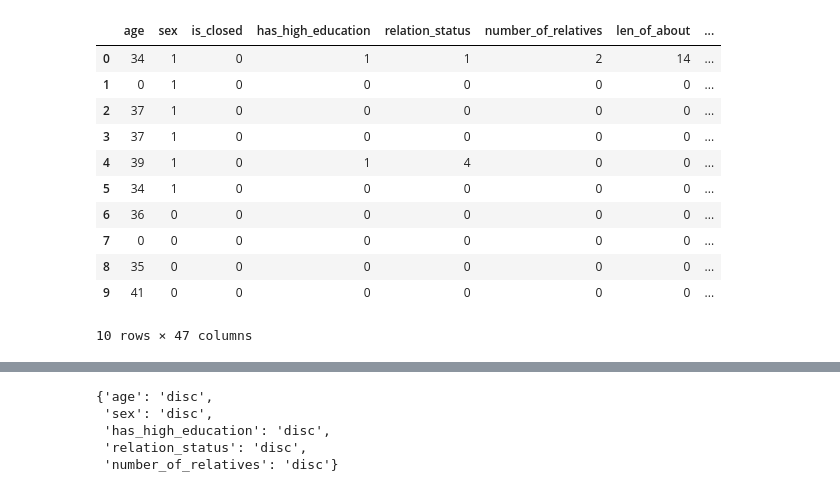
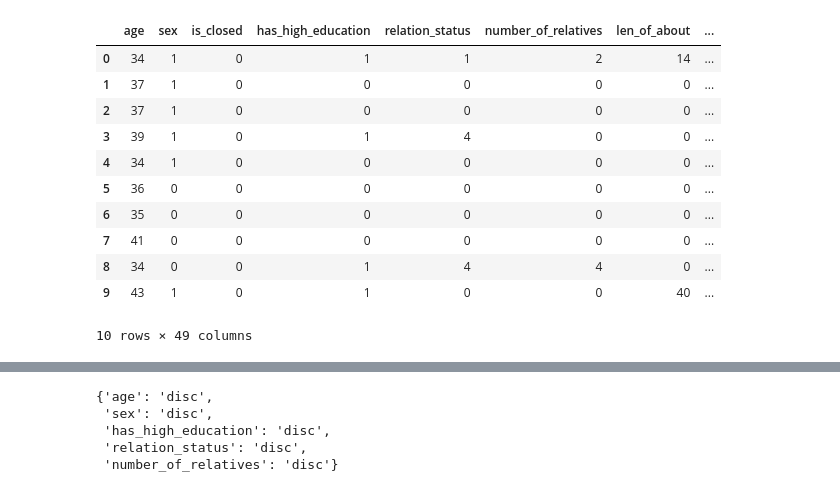
Before and after one commit to aimclub/BAMT, a Jupyter notebook: Example_synth_data.ipynb, the cells around one changed output, grey strips where cells are left out. Cells and saved outputs as stored; diff of their text form; code cells hidden in the pictures.

Commit message:
Add function descriptions and datasets

```diff
--- a/Example_synth_data.ipynb
+++ b/Example_synth_data.ipynb
@@ -16,16 +65,16 @@ from kmodes.kmodes import KModes
 # %%
-data = pd.read_csv('data/final_dataset.csv')
+data = pd.read_csv('data/final_dataset_no_posts_info.csv')
 data.head(10)
 # %% [output]
 |  | age | sex | is_closed | has_high_education | relation_status | number_of_relatives | len_of_about | ... |
 | 0 | 34 | 1 | 0 | 1 | 1 | 2 | 14 | ... |
-| 1 | 0 | 1 | 0 | 0 | 0 | 0 | 0 | ... |
+| 1 | 37 | 1 | 0 | 0 | 0 | 0 | 0 | ... |
 | 2 | 37 | 1 | 0 | 0 | 0 | 0 | 0 | ... |
-| 3 | 37 | 1 | 0 | 0 | 0 | 0 | 0 | ... |
-| 4 | 39 | 1 | 0 | 1 | 4 | 0 | 0 | ... |
-| 5 | 34 | 1 | 0 | 0 | 0 | 0 | 0 | ... |
-| 6 | 36 | 0 | 0 | 0 | 0 | 0 | 0 | ... |
-| 7 | 0 | 0 | 0 | 0 | 0 | 0 | 0 | ... |
-| 8 | 35 | 0 | 0 | 0 | 0 | 0 | 0 | ... |
-| 9 | 41 | 0 | 0 | 0 | 0 | 0 | 0 | ... |
+| 3 | 39 | 1 | 0 | 1 | 4 | 0 | 0 | ... |
+| 4 | 34 | 1 | 0 | 0 | 0 | 0 | 0 | ... |
+| 5 | 36 | 0 | 0 | 0 | 0 | 0 | 0 | ... |
+| 6 | 35 | 0 | 0 | 0 | 0 | 0 | 0 | ... |
+| 7 | 41 | 0 | 0 | 0 | 0 | 0 | 0 | ... |
+| 8 | 34 | 0 | 0 | 1 | 4 | 4 | 0 | ... |
+| 9 | 43 | 1 | 0 | 1 | 0 | 0 | 40 | ... |
-10 rows × 47 columns
+10 rows × 49 columns
```
Also changed, not shown: parts of 41 cells of this notebook, 7 other files.
